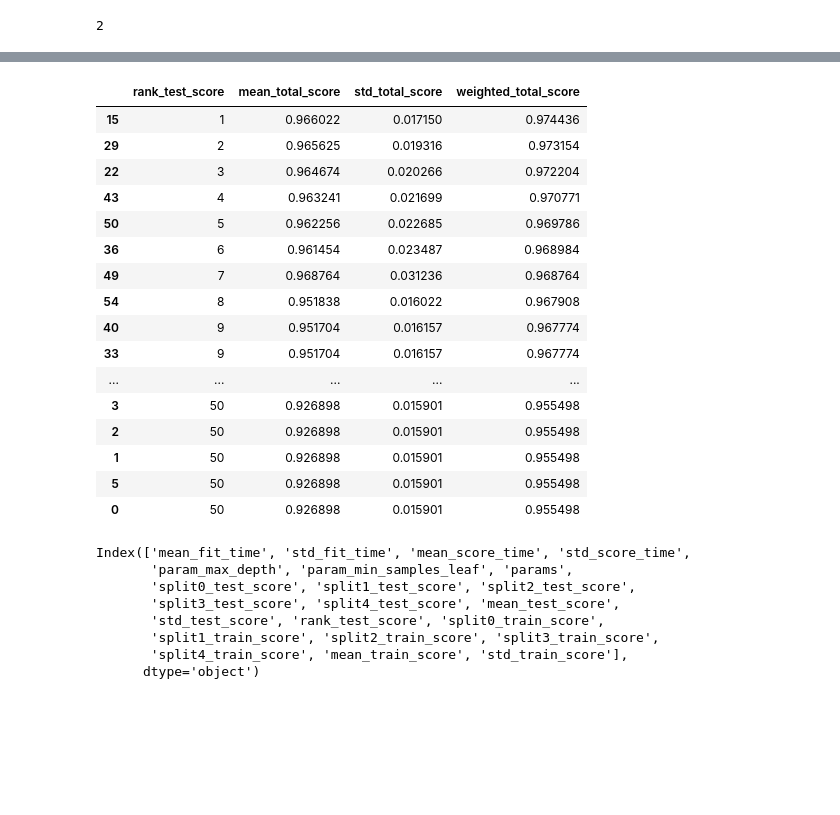
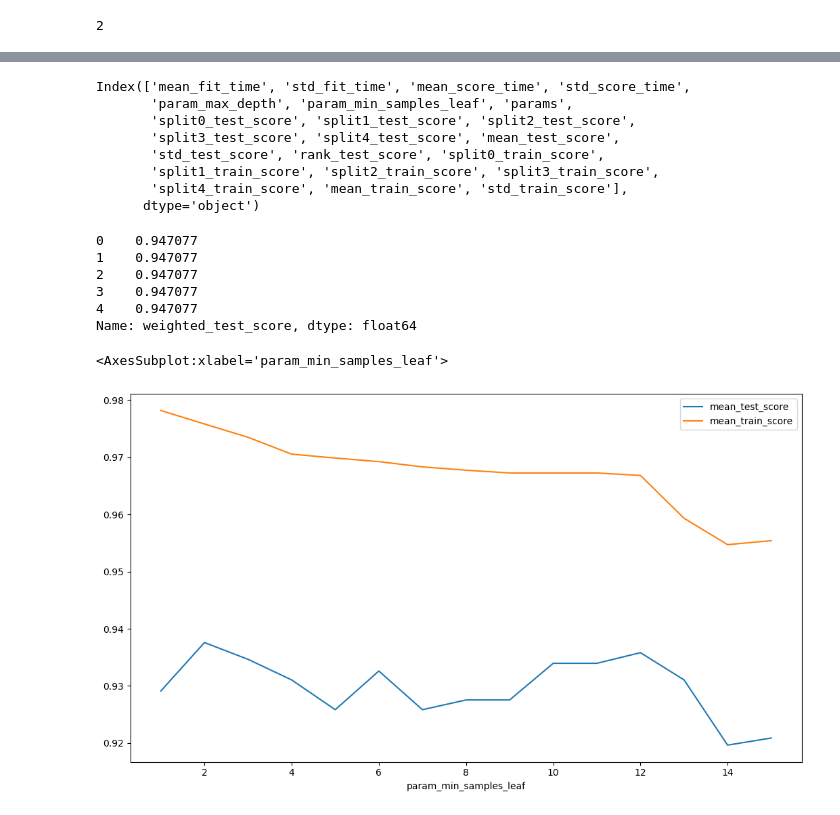
Before and after one commit to EvangelosStefanos/machine-learning-basic-templates, a Jupyter notebook: 02_DecisionTrees.ipynb, the cells around one changed output, grey strips where cells are left out. Saved outputs shown, nothing was run; the diff lists cells and outputs as text; code cells hidden in the pictures; blank space fills up the shorter version.

```diff
--- a/02_DecisionTrees.ipynb
+++ b/02_DecisionTrees.ipynb
@@ -154,27 +148,3 @@ result
-# %%
-temp = pd.DataFrame(result[["rank_test_score"]])
-temp.loc[:, "mean_total_score"] = (result["mean_train_score"] + result["mean_test_score"]) / 2
-temp.loc[:, "std_total_score"] = (result["mean_train_score"] - result["mean_test_score"]) / 2
-temp.loc[:, "weighted_total_score"] = temp["mean_total_score"] * 0.5 + (1 - temp["std_total_score"]) * 0.5
-temp
-# %% [output]
-|  | rank_test_score | mean_total_score | std_total_score | weighted_total_score |
-| 15 | 1 | 0.966022 | 0.017150 | 0.974436 |
-| 29 | 2 | 0.965625 | 0.019316 | 0.973154 |
-| 22 | 3 | 0.964674 | 0.020266 | 0.972204 |
-| 43 | 4 | 0.963241 | 0.021699 | 0.970771 |
-| 50 | 5 | 0.962256 | 0.022685 | 0.969786 |
-| 36 | 6 | 0.961454 | 0.023487 | 0.968984 |
-| 49 | 7 | 0.968764 | 0.031236 | 0.968764 |
-| 54 | 8 | 0.951838 | 0.016022 | 0.967908 |
-| 40 | 9 | 0.951704 | 0.016157 | 0.967774 |
-| 33 | 9 | 0.951704 | 0.016157 | 0.967774 |
-| ... | ... | ... | ... | ... |
-| 3 | 50 | 0.926898 | 0.015901 | 0.955498 |
-| 2 | 50 | 0.926898 | 0.015901 | 0.955498 |
-| 1 | 50 | 0.926898 | 0.015901 | 0.955498 |
-| 5 | 50 | 0.926898 | 0.015901 | 0.955498 |
-| 0 | 50 | 0.926898 | 0.015901 | 0.955498 |
 # %%
 full_report.columns
 # %% [output]
@@ -186,3 +156,19 @@ Index(['mean_fit_time', 'std_fit_time', 'mean_score_time', 'std_score_time',
        'split1_train_score', 'split2_train_score', 'split3_train_score',
        'split4_train_score', 'mean_train_score', 'std_train_score'],
       dtype='object')
+# %%
+full_report["weighted_test_score"] = make_weighted_score(full_report, "test_score")
+filter += ["weighted_test_score"]
+full_report["weighted_test_score"].head(5)
+# %% [output]
+0    0.947077
+1    0.947077
+2    0.947077
+3    0.947077
+4    0.947077
+Name: weighted_test_score, dtype: float64
+# %%
+full_report[full_report["param_max_depth"] == 3].sort_values("param_min_samples_leaf")[["param_min_samples_leaf", "mean_test_score", "mean_train_score"]].plot(x="param_min_samples_leaf")
+# %% [output]
+<AxesSubplot:xlabel='param_min_samples_leaf'>
+[figure, added]
```
Also changed, not shown: parts of 16 cells of this notebook, 2 other files.
